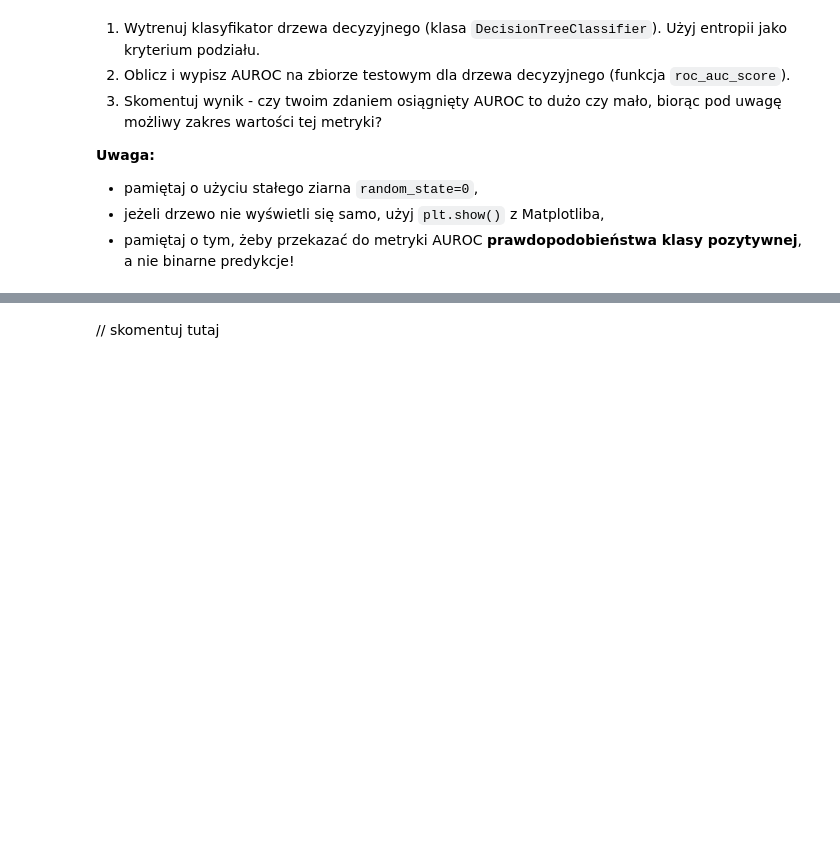
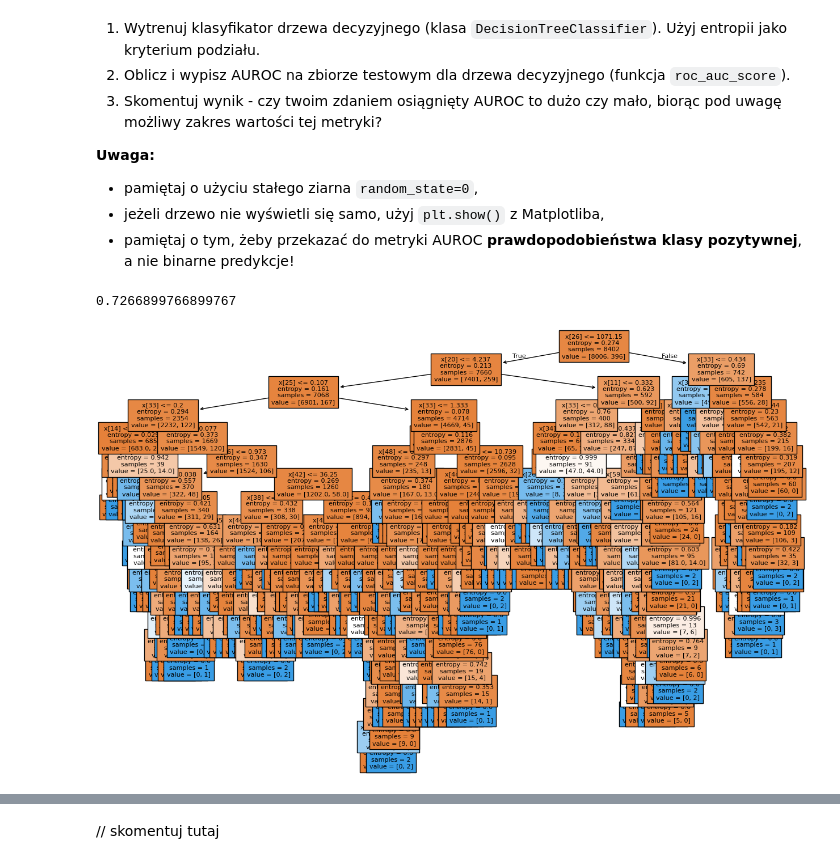
Before and after one commit to BeniaminBuzun/PSI, a Jupyter notebook: lab2/lab_2.ipynb, the cells around one changed output, grey strips where cells are left out. Saved outputs shown, nothing was run; the diff lists cells and outputs as text; code cells hidden in the pictures; blank space fills up the shorter version.

```diff
--- a/lab2/lab_2.ipynb
+++ b/lab2/lab_2.ipynb
@@ -206,4 +206,5 @@ Podział na zbiór treningowy i testowy to pierwszy moment, kiedy niezbalansowan
 - `stratify` oczekuje wektora klas,
 - wartości do imputacji trzeba wyestymować na zbiorze treningowym (`.fit()`), a potem zastosować te nauczone wartości na obu podzbiorach (treningowym i testowym).
 # %%
-X=X.drop(columns = "Attr37")
+if "Attr37" in X.columns:
+  X=X.drop(columns = "Attr37")
@@ -278,3 +275,25 @@ Co ważne, z definicji AUROC, trzeba w niej użyć **prawdopodobieństw klasy po
+# %%
+from sklearn.tree import DecisionTreeClassifier
+from sklearn.metrics import roc_auc_score
+import matplotlib.pyplot as plt
+from sklearn import tree
+
+clf = DecisionTreeClassifier(
+    criterion='entropy',
+    random_state=0
+)
+
+clf.fit(X_train, y_train)
+y_pred_proba = clf.predict_proba(X_test)[:, 1]
+auroc = roc_auc_score(y_test, y_pred_proba)
+
+print(auroc)
+plt.figure(figsize=(15, 10))
+tree.plot_tree(clf, filled=True, fontsize=8)
+plt.show()
+# %% [output]
+0.7266899766899767
+[figure, added]
 # %%
 assert auroc > 0.7
 
```
Also changed, not shown: parts of 24 cells of this notebook.
